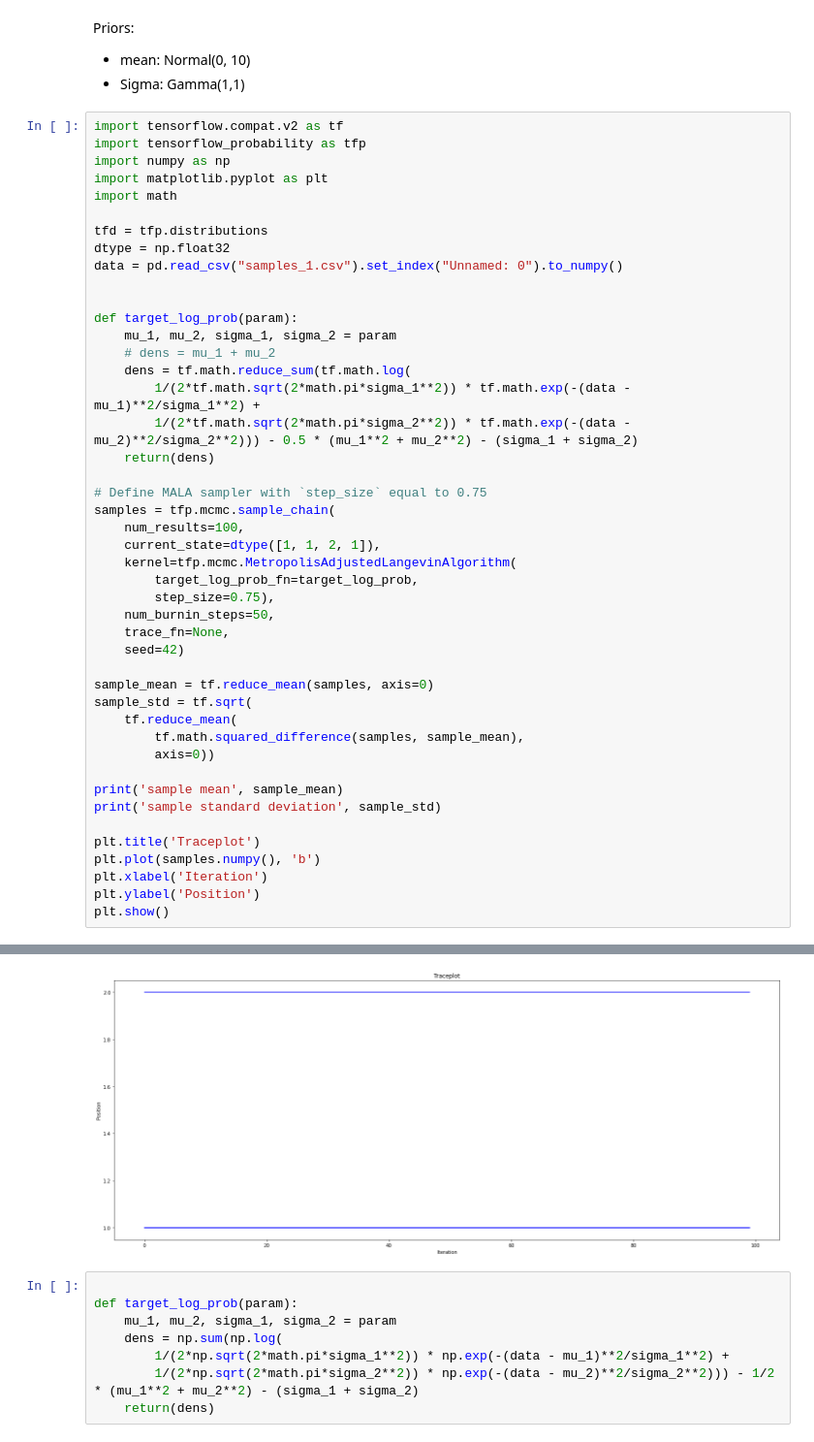
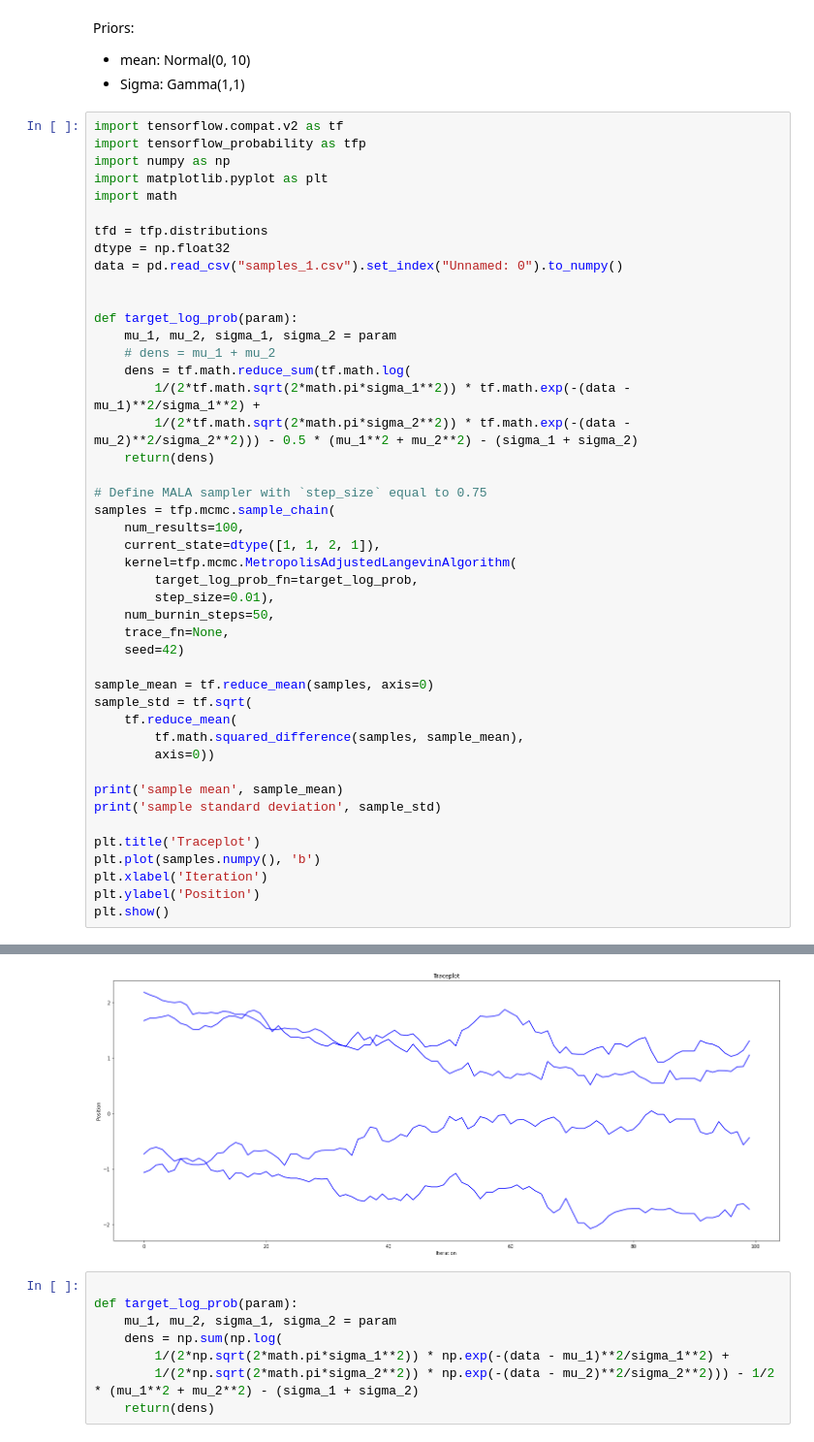
Before and after one commit to PaulNitschke/MCMC-Workshop---Stads, a Jupyter notebook: src/challenge/run_me.ipynb, the cells around one changed output, grey strips where cells are left out. Shown: that part at 97% size. Saved outputs shown, nothing was run; the diff lists cells and outputs as text.

```diff
--- a/src/challenge/run_me.ipynb
+++ b/src/challenge/run_me.ipynb
@@ -56,7 +56,7 @@ samples = tfp.mcmc.sample_chain(
     current_state=dtype([1, 1, 2, 1]),
     kernel=tfp.mcmc.MetropolisAdjustedLangevinAlgorithm(
         target_log_prob_fn=target_log_prob,
-        step_size=0.75),
+        step_size=0.01),
     num_burnin_steps=50,
     trace_fn=None,
     seed=42)
@@ -81,4 +81,4 @@ sample standard deviation tf.Tensor([0. 0. 0. 0.], shape=(4,), dtype=float32)
-[figure, old version]
+[figure, new version]
 # %%
 
 def target_log_prob(param):
```
Also changed, not shown: parts of 1 cell of this notebook.
